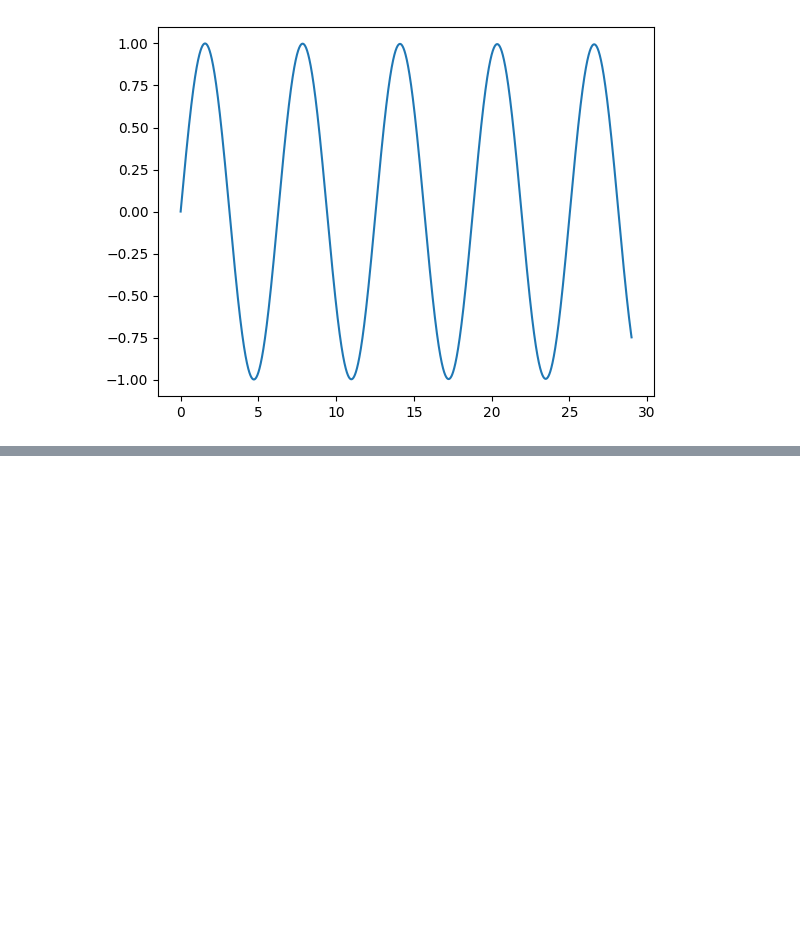
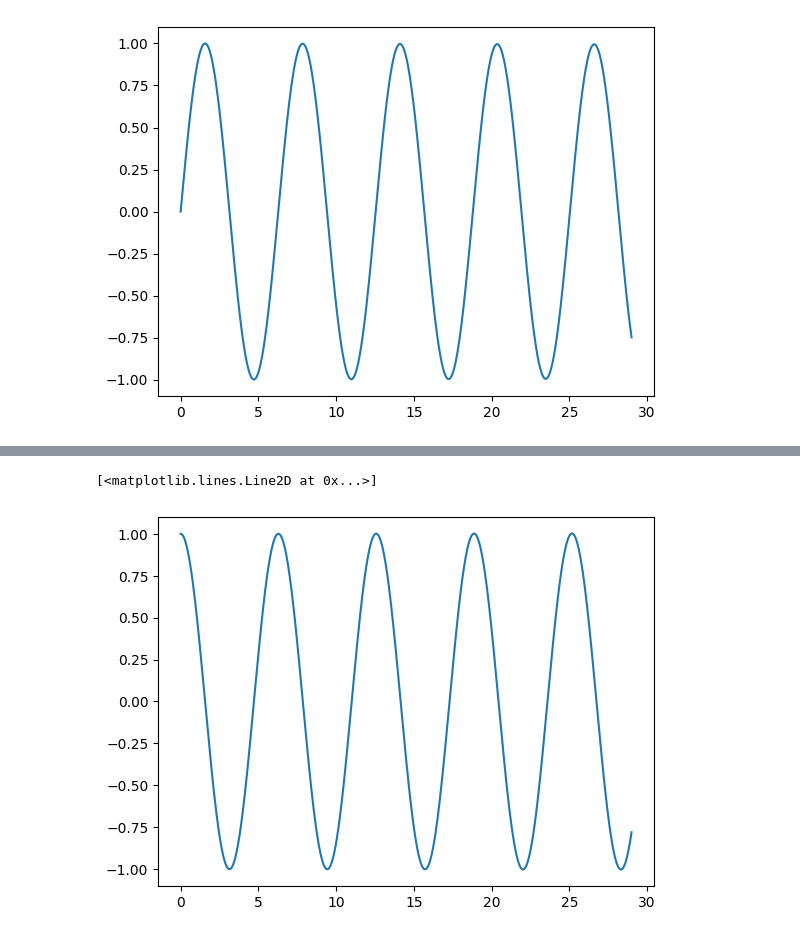
Before and after one commit to kpiotr6/MOWNIT, a Jupyter notebook: L9/txt.ipynb, the cells around one changed output, grey strips where cells are left out. Saved outputs shown, nothing was run; the diff lists cells and outputs as text; code cells hidden in the pictures; blank space fills up the shorter version.

```diff
--- a/L9/txt.ipynb
+++ b/L9/txt.ipynb
@@ -187,0 +225,5 @@ plt.plot(t,x)
+# %%
+plt.plot(t,y)
+# %% [output]
+[<matplotlib.lines.Line2D at 0x...>]
+[figure, added]
```
Also changed, not shown: parts of 11 cells of this notebook.
